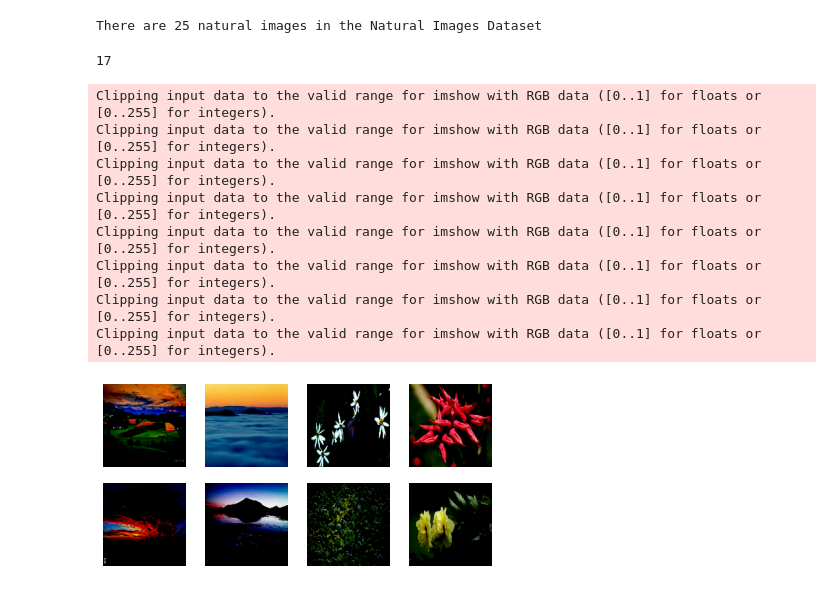
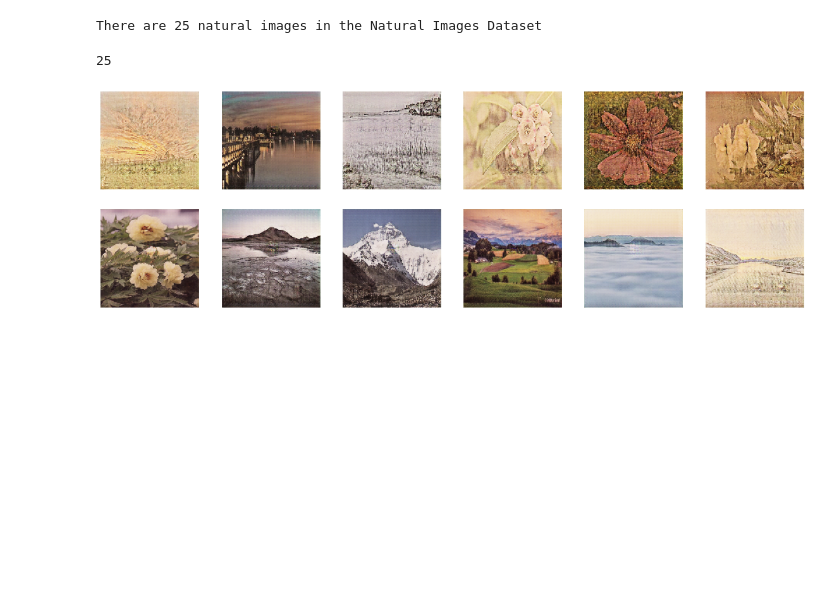
Before and after one commit to rant95/Advanced-artificial-intelligence, a Jupyter notebook: Projet_cyclegan_VanGogh.ipynb, the cells around one changed output. Cells and saved outputs as stored; diff of their text form; code cells hidden in the pictures; blank space fills up the shorter version.

```diff
--- a/Projet_cyclegan_VanGogh.ipynb
+++ b/Projet_cyclegan_VanGogh.ipynb
@@ -496,7 +496,7 @@ model.compile(v_gen_optimizer=vangogh_generator_optimizer,
 
 
 model.fit(tf.data.Dataset.zip((style_images,normal_images)),
-          epochs=10)
+          epochs=30)
 
 model.save_weights("model.h5")
 # %% [output]
@@ -578,22 +575,17 @@ normal_images = normal_images / 127.5 - 1
 # batching
 normal_images = tf.data.Dataset.from_tensor_slices(normal_images).batch(1)
 # %% [output]
-17
+25
 # %%
-plt.figure(figsize=(7,7))
-plt.title("Images1")
-for i,image in enumerate(normal_images.shuffle(10000).take(8)):
-    plt.subplot(4,4,i+1)
-    plt.imshow(image[0])
+plt.figure(figsize=(20,20))
+for i,image in enumerate(normal_images.shuffle(10000).take(12)):
+    plt.subplot(6,6,i+1)
+    prediction = vangogh_generator(image,training=False)[0].numpy()
+    prediction = (prediction * 127.5 + 127.5).astype(np.uint8)
+    plt.imshow(X = prediction)
     plt.axis("off")
+    if i==36:
+        break
 plt.show()
 # %% [output]
-Clipping input data to the valid range for imshow with RGB data ([0..1] for floats or [0..255] for integers).
-Clipping input data to the valid range for imshow with RGB data ([0..1] for floats or [0..255] for integers).
-Clipping input data to the valid range for imshow with RGB data ([0..1] for floats or [0..255] for integers).
-Clipping input data to the valid range for imshow with RGB data ([0..1] for floats or [0..255] for integers).
-Clipping input data to the valid range for imshow with RGB data ([0..1] for floats or [0..255] for integers).
-Clipping input data to the valid range for imshow with RGB data ([0..1] for floats or [0..255] for integers).
-Clipping input data to the valid range for imshow with RGB data ([0..1] for floats or [0..255] for integers).
-Clipping input data to the valid range for imshow with RGB data ([0..1] for floats or [0..255] for integers).
-[figure, old version]
+[figure, new version]
```
Also changed, not shown: parts of 13 cells of this notebook.
